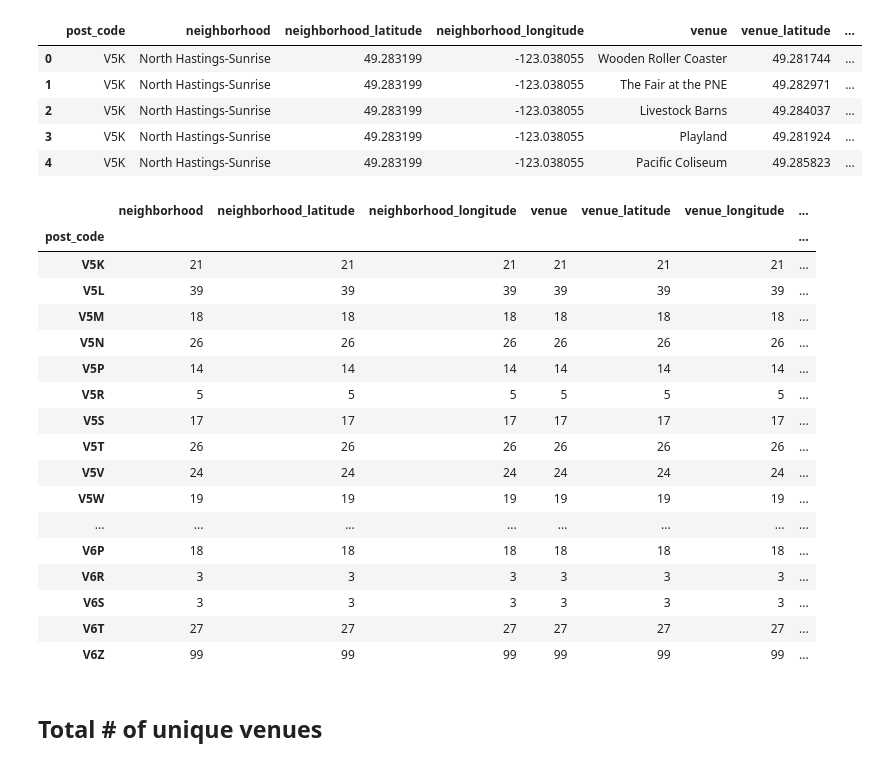
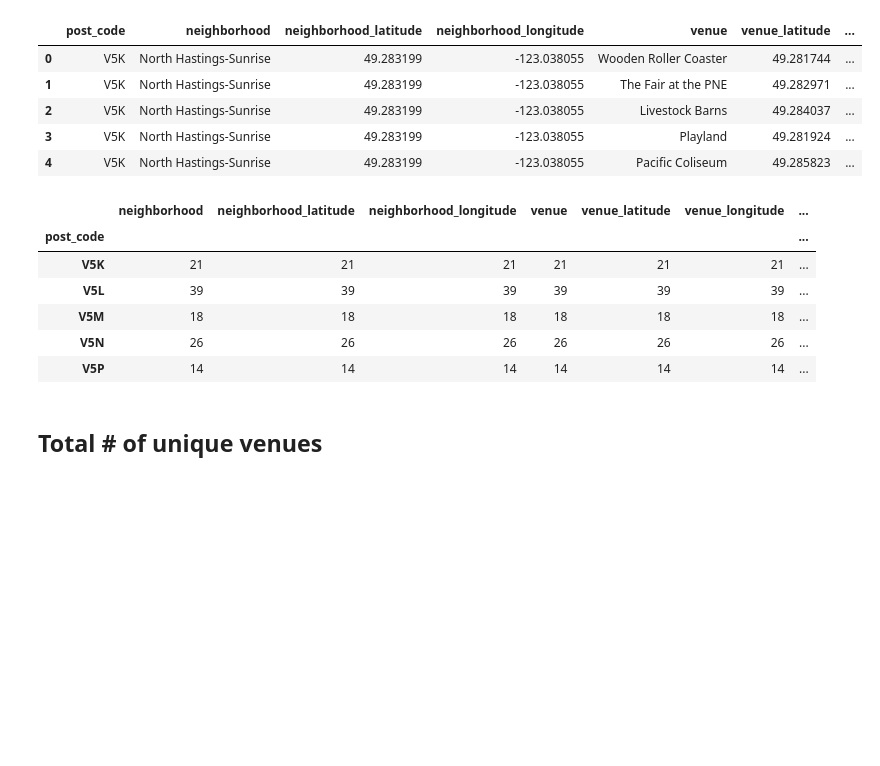
Before and after one commit to dprossi/Capstone_Project_IBM_Data_Science, a Jupyter notebook: Applied_Data_Science_Capstone_Project_Vancouver.ipynb, the cells around one changed output. Saved outputs shown, nothing was run; the diff lists cells and outputs as text; code cells hidden in the pictures; blank space fills up the shorter version.

```diff
--- a/Applied_Data_Science_Capstone_Project_Vancouver.ipynb
+++ b/Applied_Data_Science_Capstone_Project_Vancouver.ipynb
@@ -564,26 +492,15 @@ vancouver_venues.head()
 | 3 | V5K | North Hastings-Sunrise | 49.283199 | -123.038055 | Playland | 49.281924 | ... |
 | 4 | V5K | North Hastings-Sunrise | 49.283199 | -123.038055 | Pacific Coliseum | 49.285823 | ... |
 # %%
-vancouver_venues.groupby('post_code').count()
+vancouver_venues.groupby('post_code').count().head()
 # %% [output]
 |  | neighborhood | neighborhood_latitude | neighborhood_longitude | venue | venue_latitude | venue_longitude | ... |
 | post_code |  |  |  |  |  |  | ... |
 | V5K | 21 | 21 | 21 | 21 | 21 | 21 | ... |
 | V5L | 39 | 39 | 39 | 39 | 39 | 39 | ... |
 | V5M | 18 | 18 | 18 | 18 | 18 | 18 | ... |
 | V5N | 26 | 26 | 26 | 26 | 26 | 26 | ... |
 | V5P | 14 | 14 | 14 | 14 | 14 | 14 | ... |
-| V5R | 5 | 5 | 5 | 5 | 5 | 5 | ... |
-| V5S | 17 | 17 | 17 | 17 | 17 | 17 | ... |
-| V5T | 26 | 26 | 26 | 26 | 26 | 26 | ... |
-| V5V | 24 | 24 | 24 | 24 | 24 | 24 | ... |
-| V5W | 19 | 19 | 19 | 19 | 19 | 19 | ... |
-| ... | ... | ... | ... | ... | ... | ... | ... |
-| V6P | 18 | 18 | 18 | 18 | 18 | 18 | ... |
-| V6R | 3 | 3 | 3 | 3 | 3 | 3 | ... |
-| V6S | 3 | 3 | 3 | 3 | 3 | 3 | ... |
-| V6T | 27 | 27 | 27 | 27 | 27 | 27 | ... |
-| V6Z | 99 | 99 | 99 | 99 | 99 | 99 | ... |
 # %% [markdown]
 ## Total # of unique venues
 # %%
```
Also changed, not shown: parts of 23 cells of this notebook.
